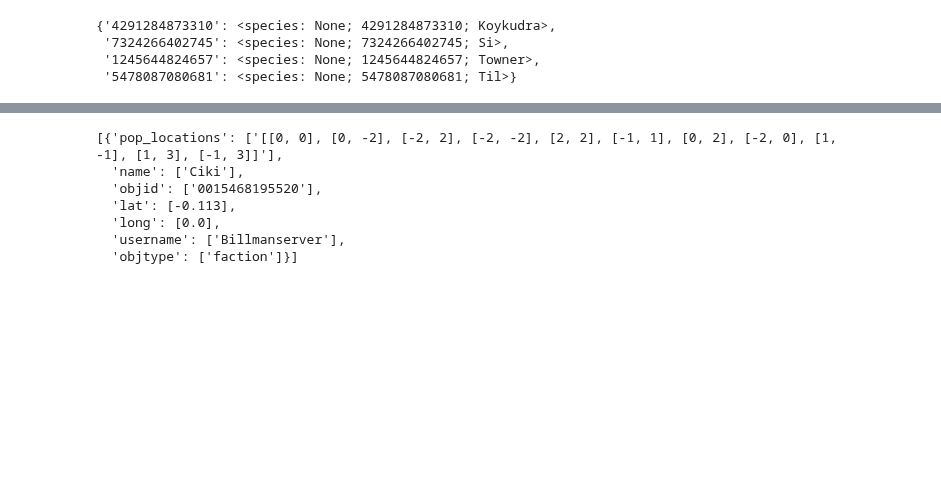
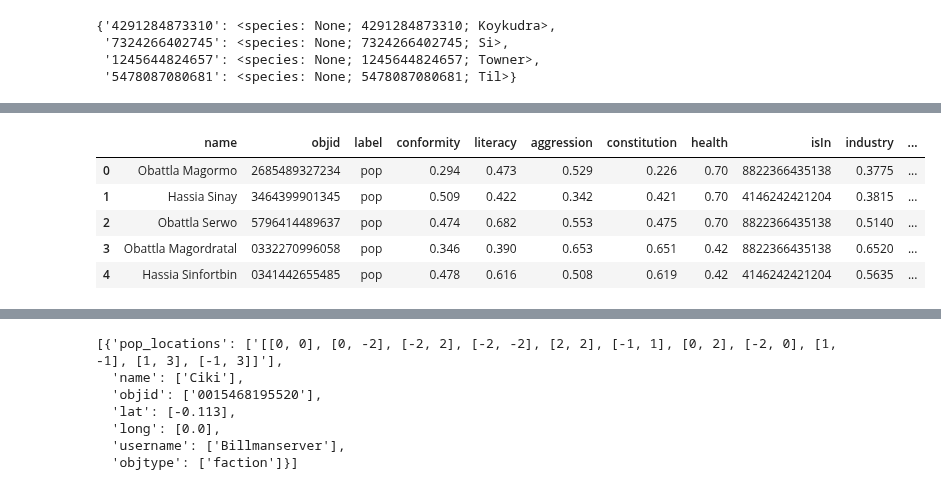
Before and after one commit to BillmanH/exoplanets, a Jupyter notebook: notebooks/People/Population Growth.ipynb, the cells around one changed output, grey strips where cells are left out. Cells and saved outputs as stored; diff of their text form; code cells hidden in the pictures; blank space fills up the shorter version.

Commit message:
population growth now more closely reflects gen process

```diff
--- a/notebooks/People/Population Growth.ipynb
+++ b/notebooks/People/Population Growth.ipynb
@@ -190,3 +191,6 @@ global_health_manager.species_dict
  '7324266402745': <species: None; 7324266402745; Si>,
  '1245644824657': <species: None; 1245644824657; Towner>,
  '5478087080681': <species: None; 5478087080681; Til>}
+# %%
+factions = [population.Faction(factions_df.drop_duplicates().T.to_dict()[i]) for i in  factions_df.drop_duplicates().T.to_dict().keys()]
+factions
@@ -192,0 +205,6 @@ global_health_manager.species_dict
+# %%
+def get_faction(objid):
+    res = [i for i in factions if i.objid == objid]
+    return res[0]
+
+get_faction(factions[0].objid)
@@ -193,10 +213,21 @@ global_health_manager.species_dict
 # %%
+children = []
+events = []
+event_edges = []
 for i in reproducing_pops.index.to_list():
     s = global_health_manager.species_dict[species_df.loc[i].to_dict()['objid']]
-
     p = reproducing_pops.loc[i].to_dict()
     #adding the current pop as a defautl to the species.
     s.config['defaults'] = p
     f = factions_df.loc[i].to_dict()
     l = locations_df.loc[i].to_dict()
     child = population.Pop(s)
+    child.birthplace = l
+    child.inhabitsEdge = {"node1": child.objid, "node2": l['objid'], "label": "inhabits"}
+    child.name = p['name']+language.make_word(1).lower()
+    get_faction(f['objid']).assign_pop_to_faction(child)
+    event = global_health_manager.population_growth_event(p,l,child)
+    events.append(event)
+    event_edges.append(c.create_custom_edge(event,l,'happenedAt'))
+    event_edges.append(c.create_custom_edge(p,event,'caused'))
+    children.append(child)
@@ -207,0 +243,10 @@ child
+# %%
+children_df = pd.DataFrame([c.get_data() for c in children])
+children_df.head()
+# %% [output]
+|  | name | objid | label | conformity | literacy | aggression | constitution | health | isIn | industry | ... |
+| 0 | Obattla Magormo | 2685489327234 | pop | 0.294 | 0.473 | 0.529 | 0.226 | 0.70 | 8822366435138 | 0.3775 | ... |
+| 1 | Hassia Sinay | 3464399901345 | pop | 0.509 | 0.422 | 0.342 | 0.421 | 0.70 | 4146242421204 | 0.3815 | ... |
+| 2 | Obattla Serwo | 5796414489637 | pop | 0.474 | 0.682 | 0.553 | 0.475 | 0.70 | 8822366435138 | 0.5140 | ... |
+| 3 | Obattla Magordratal | 0332270996058 | pop | 0.346 | 0.390 | 0.653 | 0.651 | 0.42 | 8822366435138 | 0.6520 | ... |
+| 4 | Hassia Sinfortbin | 0341442655485 | pop | 0.478 | 0.616 | 0.508 | 0.619 | 0.42 | 4146242421204 | 0.5635 | ... |
```
Also changed, not shown: parts of 19 cells of this notebook, 1 other file.
